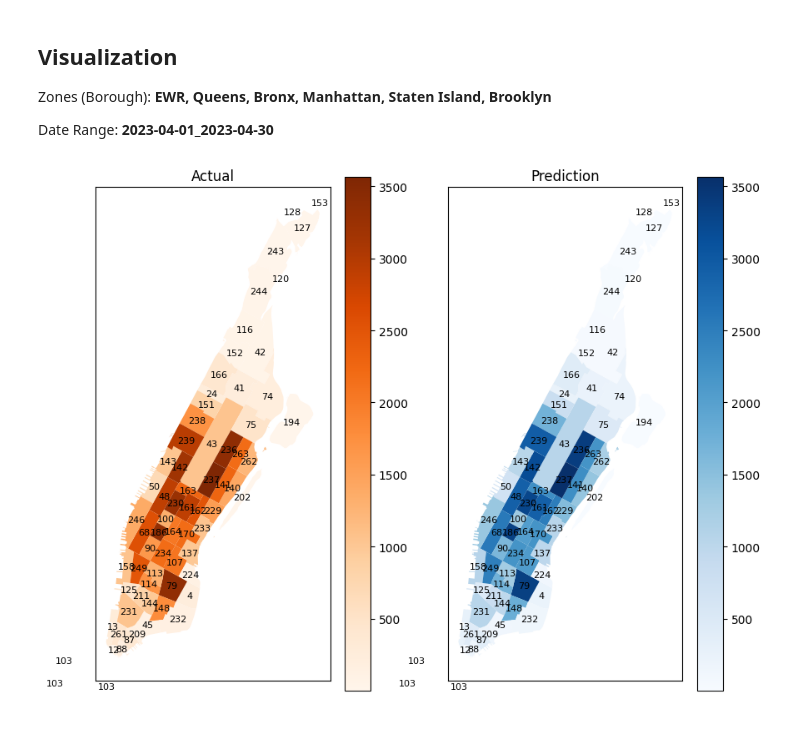
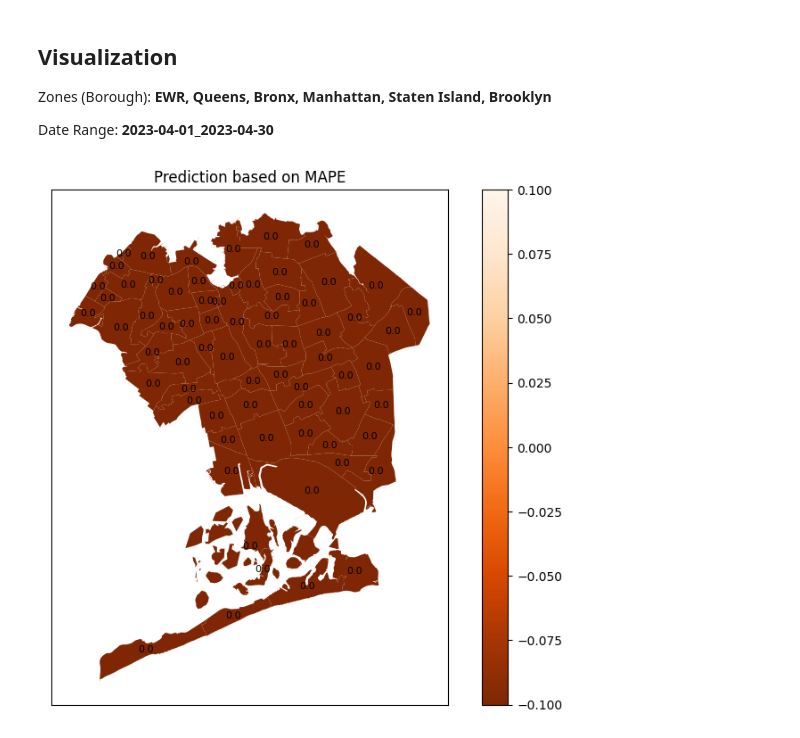
Before and after one commit to MohammadVatani/demand_prediction, a Jupyter notebook: Evaluation/Evaluation.ipynb, the cells around one changed output. Saved outputs shown, nothing was run; the diff lists cells and outputs as text; code cells hidden in the pictures.

Commit message:
update evaluation notebook, fix mape visualization

```diff
--- a/Evaluation/Evaluation.ipynb
+++ b/Evaluation/Evaluation.ipynb
@@ -20,8 +69,8 @@ trips_df.shape
 # %%
-filtered_trips_df = trips_df[(trips_df['tpep_pickup_datetime'] >= start_date) & (
-    trips_df['tpep_pickup_datetime'] < end_date)]
+filtered_rides_df = labels_df[(labels_df['date'] >= start_date) & (
+    labels_df['date'] < end_date)]
 # %%
 # Sort the DataFrame based on the 'tpep_pickup_datetime' column in ascending order
-filtered_trips_df = filtered_trips_df.sort_values(by='tpep_pickup_datetime')
+filtered_rides_df = filtered_rides_df.sort_values(by='date')
 # %%
-filtered_trips_df = filtered_trips_df.reset_index(drop=True)
+filtered_rides_df = filtered_rides_df.reset_index(drop=True)
@@ -30 +77,3 @@ filtered_trips_df['tpep_pickup_datetime'] = filtered_trips_df['tpep_pickup_datet
+# %%
+filtered_rides_df['pred_count'] = filtered_rides_df['count']
 # %%
@@ -151,6 +176,6 @@ def visualize_demand_zone_date(zone, date):
 
     plt.show()
 # %%
-visualize_demand_zone_date('Manhattan', '2023-04-30')
+visualize_mape_zone_date('Queens', '2023-04-01', filtered_rides_df)
 # %% [output]
-[figure, old version]
+[figure, new version]
```
Also changed, not shown: parts of 16 cells of this notebook, 1 other file.
